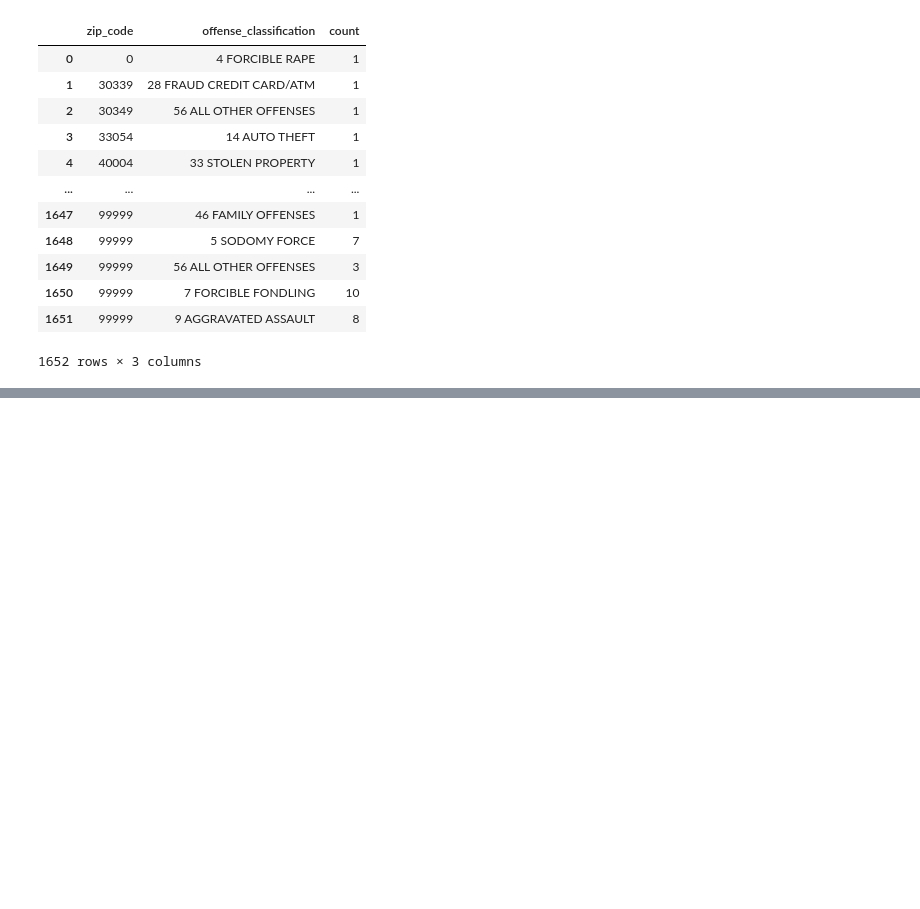
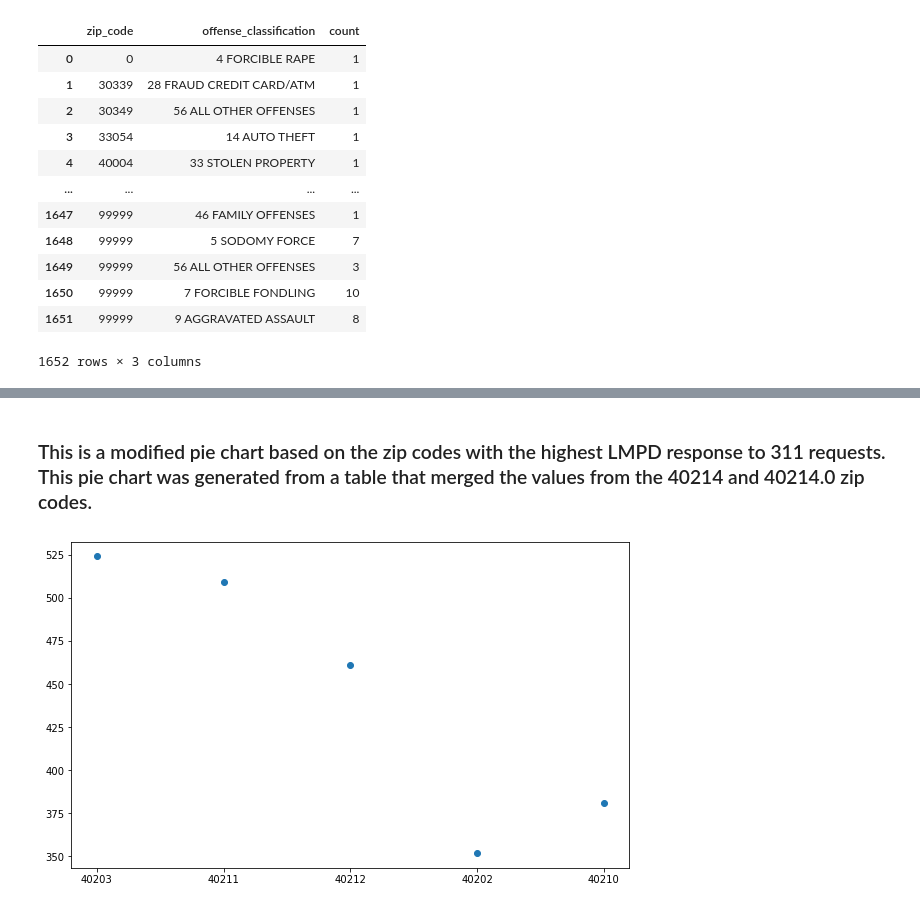
Before and after one commit to ZakM2000/Criminal_Analysis, a Jupyter notebook: Notebooks/LMPD_Crime_Analytics.ipynb, the cells around one changed output, grey strips where cells are left out. Cells and saved outputs as stored; diff of their text form; code cells hidden in the pictures; blank space fills up the shorter version.

```diff
--- a/Notebooks/LMPD_Crime_Analytics.ipynb
+++ b/Notebooks/LMPD_Crime_Analytics.ipynb
@@ -1631,0 +1623,10 @@ KeyError: 'Column not found: LMPD'
+# %% [markdown]
+### This is a modified pie chart based on the zip codes with the highest LMPD response to 311 requests. This pie chart was generated from a table that merged the values from the 40214 and 40214.0 zip codes. ###
+# %%
+plt.figure(figsize=(10, 6))
+
+plt.scatter(Fight_Night.index, Fight_Night.values)
+
+plt.show()
+# %% [output]
+[figure, added]
```
Also changed, not shown: parts of 21 cells of this notebook, 3 other files.
